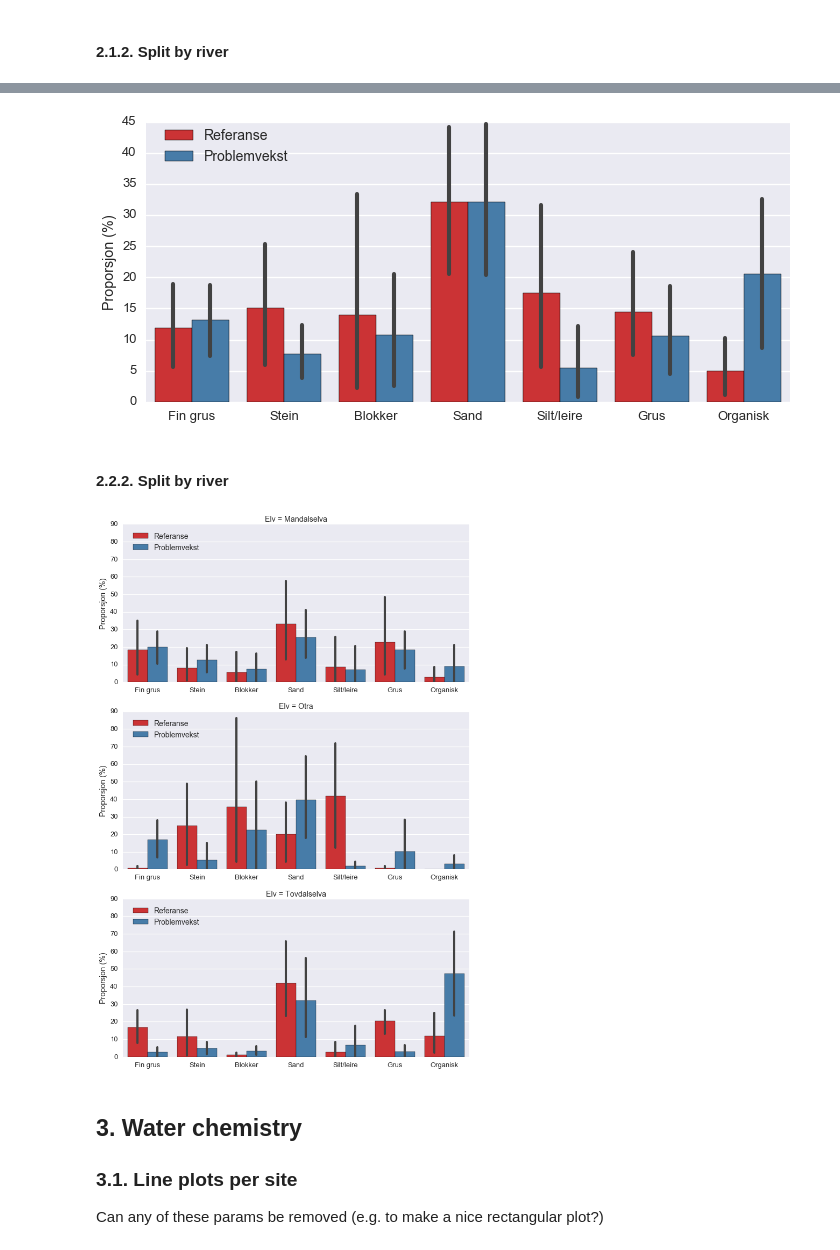
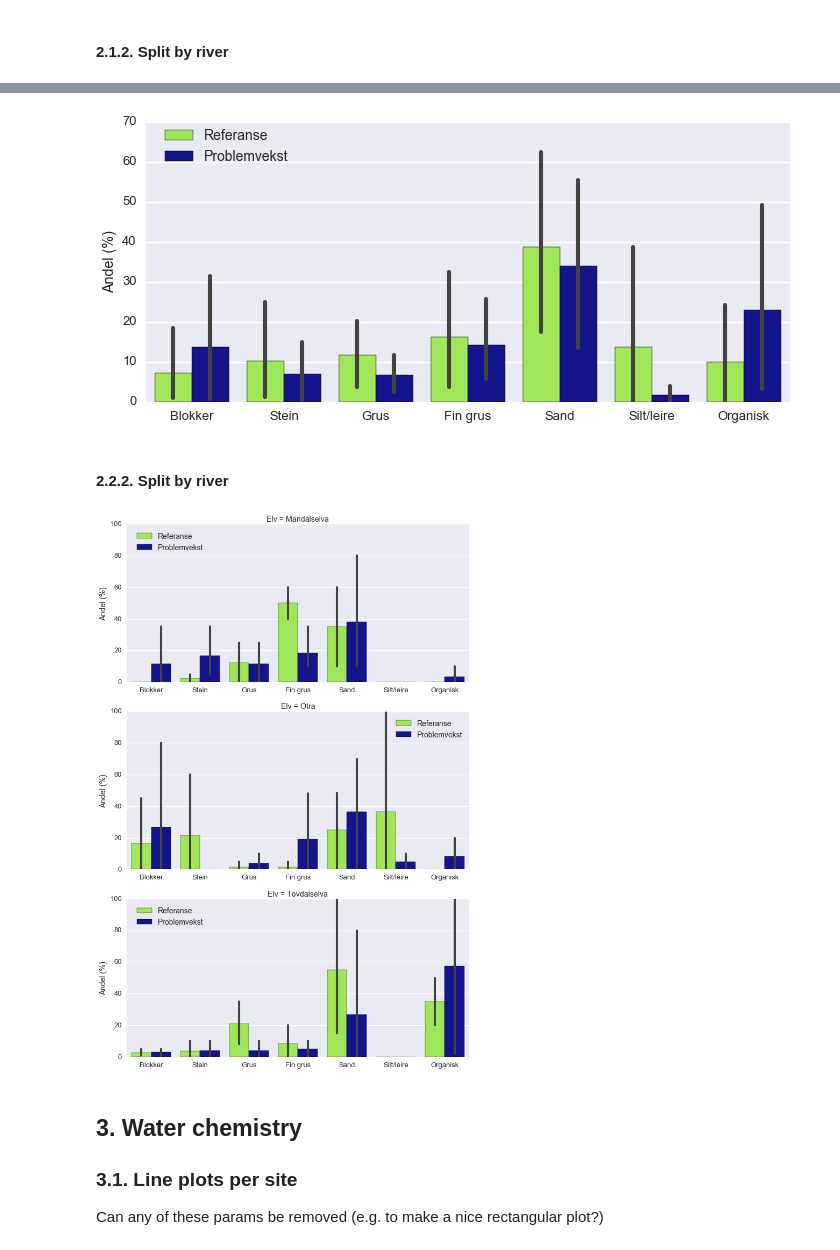
Before and after one commit to JamesSample/krypsiv, a Jupyter notebook: krypsiv_2.ipynb, the cells around one changed output, grey strips where cells are left out. Drawn from its saved outputs; the diff is of its cells as text; code cells hidden in the pictures.

```diff
--- a/krypsiv_2.ipynb
+++ b/krypsiv_2.ipynb
@@ -281,52 +295,62 @@ del sub_df['SUBsum'], sub_df['Organisk orig'], sub_df['Mod']
 
 # 'Melt' to long data format
 sub_df = pd.melt(sub_df,
                  id_vars=['Kortnavn', 'Name', 'ID', 'Elv', 'Year'],
                  var_name='Class',
-                 value_name='Proporsjon (%)')
+                 value_name='Andel (%)')
 
 # Read site_type
 typ_df = pd.read_excel(in_xls, sheetname='site_type')
 del typ_df['Kortnavn']
 
 # Join
 sub_df = pd.merge(sub_df, typ_df,
                   how='left', on='Name')
 
+# Use just the 2016 data
+sub_df = sub_df.query('Year == 2016')
+
 # Plot
-g = sn.factorplot(x='Class', y='Proporsjon (%)', hue='Type',
+g = sn.factorplot(x='Class', y='Andel (%)', hue='Type',
                   data=sub_df,
                   kind='bar',
+                  order=['Blokker', 'Stein', 'Grus', 'Fin grus', 'Sand', 'Silt/leire', 'Organisk'],
+                  hue_order=['Referanse', 'Problemvekst'],
                   size=5, aspect=2,
                   estimator=np.mean, ci=95,
-                  palette='Set1',
+                  palette={'Referanse':'#9FFF40',
+                           'Problemvekst':'#0000A0'},
                   legend=False)
 
 plt.legend(loc='upper left', bbox_to_anchor=(0.01, 1.02),
            fontsize=14)
 
 plt.xlabel('')
 
 # Save
 out_fold = r'C:\Data\James_Work\Staff\Therese_FM\Bulbous_Rushes\Plots'
-out_path = os.path.join(out_fold, 'sub_bar_nuis_all.png')
+out_path = os.path.join(out_fold, 'sub_bar_nuis_all_2016.png')
 plt.savefig(out_path, dpi=300)
 # %% [output]
-[figure, old version]
+[figure, new version]
 # %% [markdown]
 #### 2.2.2. Split by river
 # %%
-g = sn.factorplot(x='Class', y='Proporsjon (%)', hue='Type',
+g = sn.factorplot(x='Class', y='Andel (%)', hue='Type',
                   data=sub_df, row='Elv',
-                  kind='bar', sharex=False,
+                  kind='bar',
+                  order=['Blokker', 'Stein', 'Grus', 'Fin grus', 'Sand', 'Silt/leire', 'Organisk'],
+                  hue_order=['Referanse', 'Problemvekst'],
+                  sharex=False,
                   size=5, aspect=2,
                   estimator=np.mean, ci=95,
-                  palette='Set1',
+                  palette={'Referanse':'#9FFF40',
+                           'Problemvekst':'#0000A0'},
                   legend=False)
 
 g.axes[0, 0].legend(loc='upper left', bbox_to_anchor=(0.01, 0.99),
                     fontsize=14)
-g.axes[1, 0].legend(loc='upper left', bbox_to_anchor=(0.01, 0.99),
+g.axes[1, 0].legend(loc='upper right', bbox_to_anchor=(1, 0.99),
                     fontsize=14)
 g.axes[2, 0].legend(loc='upper left', bbox_to_anchor=(0.01, 0.99),
                     fontsize=14)
@@ -334,10 +358,10 @@ plt.xlabel('')
 
 # Save
 out_fold = r'C:\Data\James_Work\Staff\Therese_FM\Bulbous_Rushes\Plots'
-out_path = os.path.join(out_fold, 'sub_bar_nuis_by_riv.png')
+out_path = os.path.join(out_fold, 'sub_bar_nuis_by_riv_2016.png')
 plt.savefig(out_path, dpi=300)
 # %% [output]
-[figure, old version]
+[figure, new version]
 # %% [markdown]
 ## 3. Water chemistry
 
```
Also changed, not shown: parts of 14 cells of this notebook, 4 other files.
